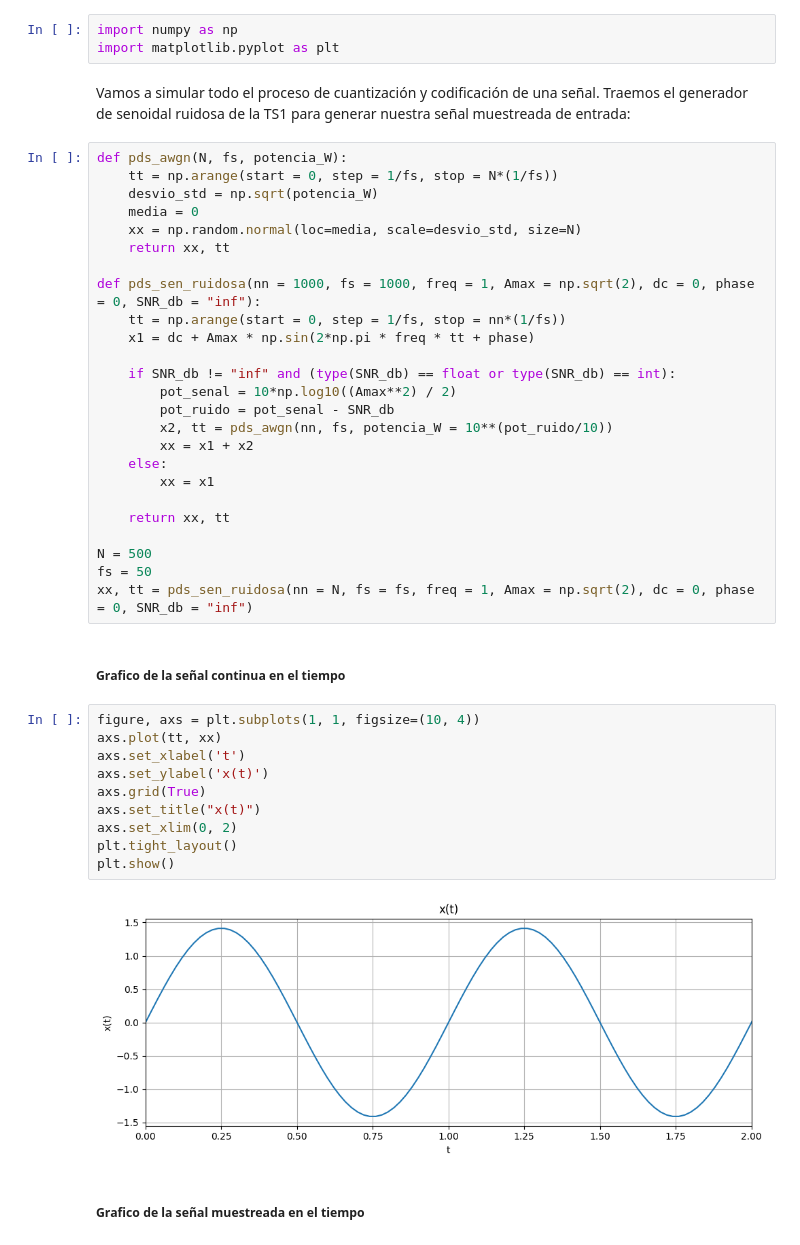
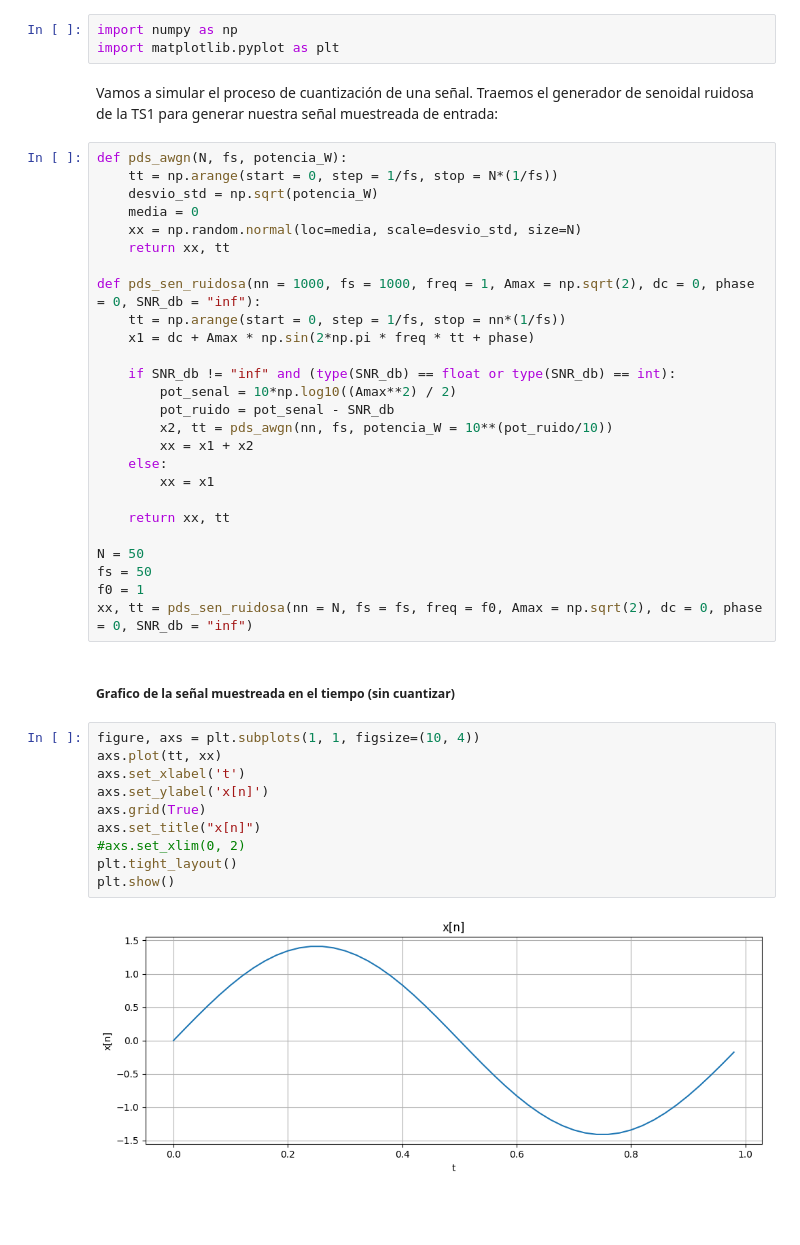
Before and after one commit to tomzuran/PDS2026, a Jupyter notebook: cuantizacion.ipynb, the cells around one changed output. Drawn from its saved outputs; the diff is of its cells as text; blank space fills up the shorter version.

```diff
--- a/cuantizacion.ipynb
+++ b/cuantizacion.ipynb
@@ -4,7 +4,7 @@
 import numpy as np
 import matplotlib.pyplot as plt
 # %% [markdown]
-Vamos a simular todo el proceso de cuantización y codificación de una señal. Traemos el generador de senoidal ruidosa de la TS1 para generar nuestra señal muestreada de entrada:
+Vamos a simular el proceso de cuantización de una señal. Traemos el generador de senoidal ruidosa de la TS1 para generar nuestra señal muestreada de entrada:
 # %%
 def pds_awgn(N, fs, potencia_W):
     tt = np.arange(start = 0, step = 1/fs, stop = N*(1/fs))
@@ -27,22 +27,21 @@ def pds_sen_ruidosa(nn = 1000, fs = 1000, freq = 1, Amax = np.sqrt(2), dc = 0, p
 
     return xx, tt
 
-N = 500
+N = 50
 fs = 50
-xx, tt = pds_sen_ruidosa(nn = N, fs = fs, freq = 1, Amax = np.sqrt(2), dc = 0, phase = 0, SNR_db = "inf")
+f0 = 1
+xx, tt = pds_sen_ruidosa(nn = N, fs = fs, freq = f0, Amax = np.sqrt(2), dc = 0, phase = 0, SNR_db = "inf")
 # %% [markdown]
-##### Grafico de la señal continua en el tiempo
+##### Grafico de la señal muestreada en el tiempo (sin cuantizar)
 # %%
 figure, axs = plt.subplots(1, 1, figsize=(10, 4))
 axs.plot(tt, xx)
 axs.set_xlabel('t')
-axs.set_ylabel('x(t)')
+axs.set_ylabel('x[n]')
 axs.grid(True)
-axs.set_title("x(t)")
-axs.set_xlim(0, 2)
+axs.set_title("x[n]")
+#axs.set_xlim(0, 2)
 plt.tight_layout()
 plt.show()
 # %% [output]
-[figure, old version]
+[figure, new version]
-# %% [markdown]
-##### Grafico de la señal muestreada en el tiempo
```
Also changed, not shown: parts of 14 cells of this notebook, 1 other file.
